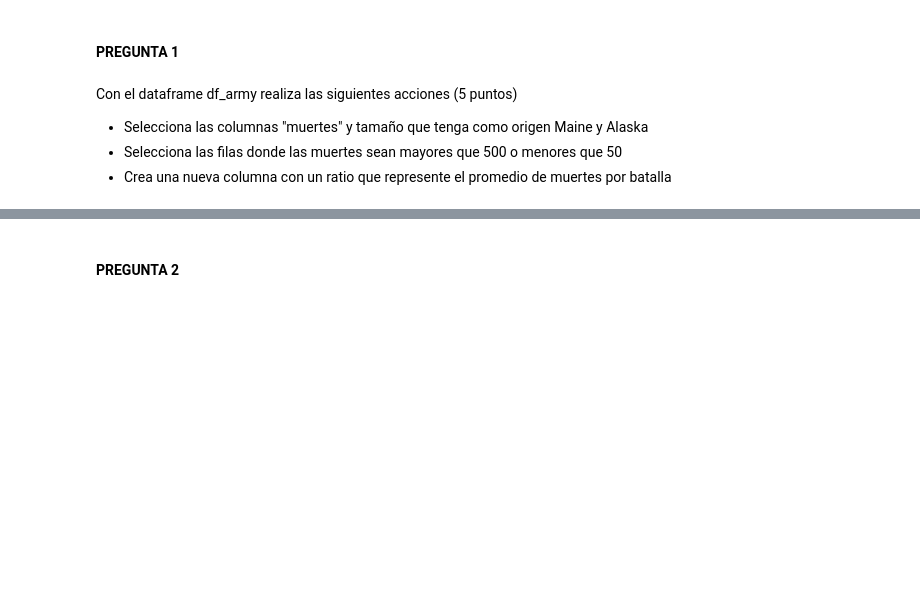
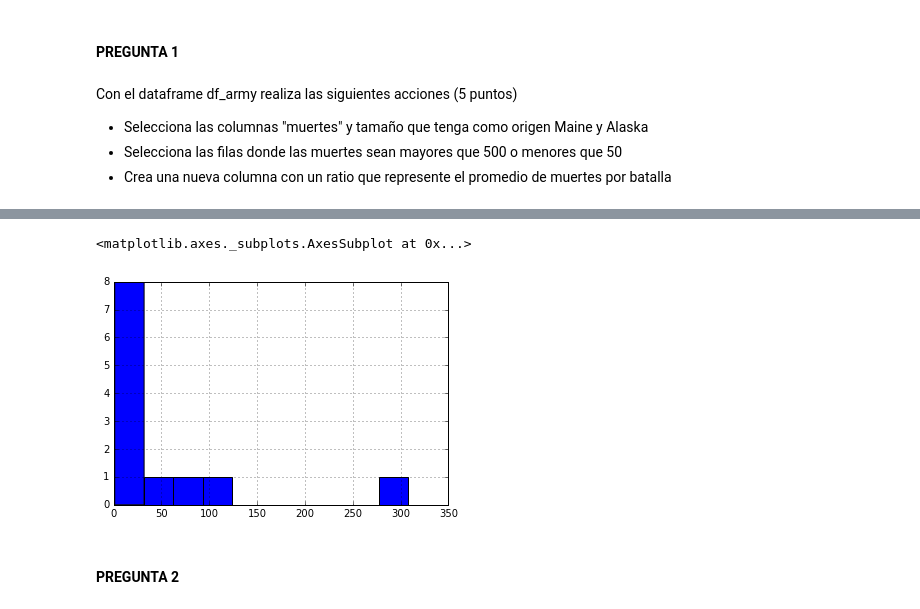
Before and after one commit to carlosgl87/aplicaciones_analiticas_isil, a Jupyter notebook: Examen Parcial/Examen_parcial.ipynb, the cells around one changed output, grey strips where cells are left out. Drawn from its saved outputs; the diff is of its cells as text; code cells hidden in the pictures; blank space fills up the shorter version.

```diff
--- a/Examen Parcial/Examen_parcial.ipynb
+++ b/Examen Parcial/Examen_parcial.ipynb
@@ -33,3 +53,9 @@ Con el dataframe df_army realiza las siguientes acciones (5 puntos)
+# %%
+df_army['ratio'] = df_army['muertes'] / df_army['batallas']
+df_army['ratio'].hist()
+# %% [output]
+<matplotlib.axes._subplots.AxesSubplot at 0x...>
+[figure, added]
 # %% [markdown]
 #### PREGUNTA 2
 # %% [markdown]
```
Also changed, not shown: parts of 14 cells of this notebook, 1 other file.
